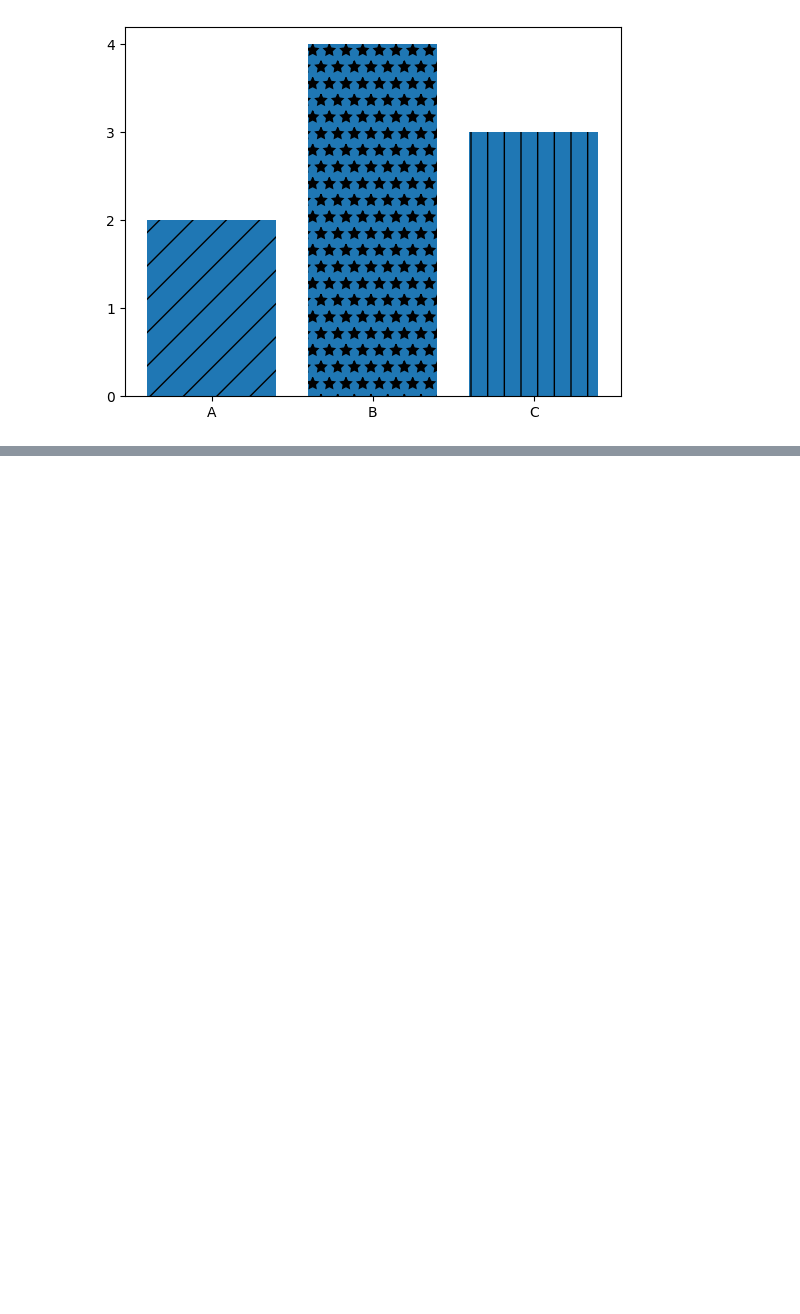
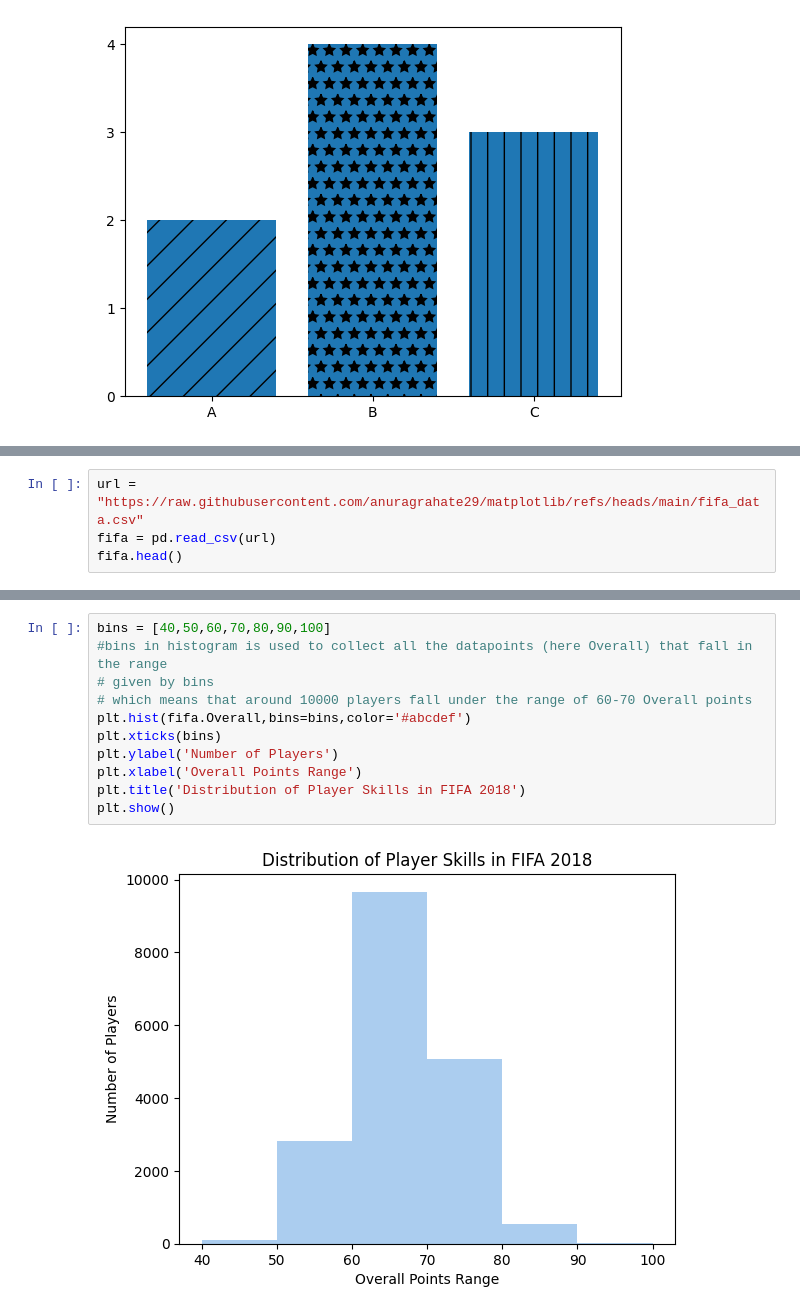
Before and after one commit to anuragrahate29/matplotlib, a Jupyter notebook: matplotlib.ipynb, the cells around one changed output, grey strips where cells are left out. Saved outputs shown, nothing was run; the diff lists cells and outputs as text; blank space fills up the shorter version.

```diff
--- a/matplotlib.ipynb
+++ b/matplotlib.ipynb
@@ -46,0 +116,4 @@ plt.show()
+# %%
+url = "https://raw.githubusercontent.com/anuragrahate29/matplotlib/refs/heads/main/fifa_data.csv"
+fifa = pd.read_csv(url)
+fifa.head()
@@ -46,0 +128,13 @@ plt.show()
+# %%
+bins = [40,50,60,70,80,90,100]
+#bins in histogram is used to collect all the datapoints (here Overall) that fall in the range
+# given by bins
+# which means that around 10000 players fall under the range of 60-70 Overall points
+plt.hist(fifa.Overall,bins=bins,color='#abcdef')
+plt.xticks(bins)
+plt.ylabel('Number of Players')
+plt.xlabel('Overall Points Range')
+plt.title('Distribution of Player Skills in FIFA 2018')
+plt.show()
+# %% [output]
+[figure, added]
```
Also changed, not shown: parts of 21 cells of this notebook.
